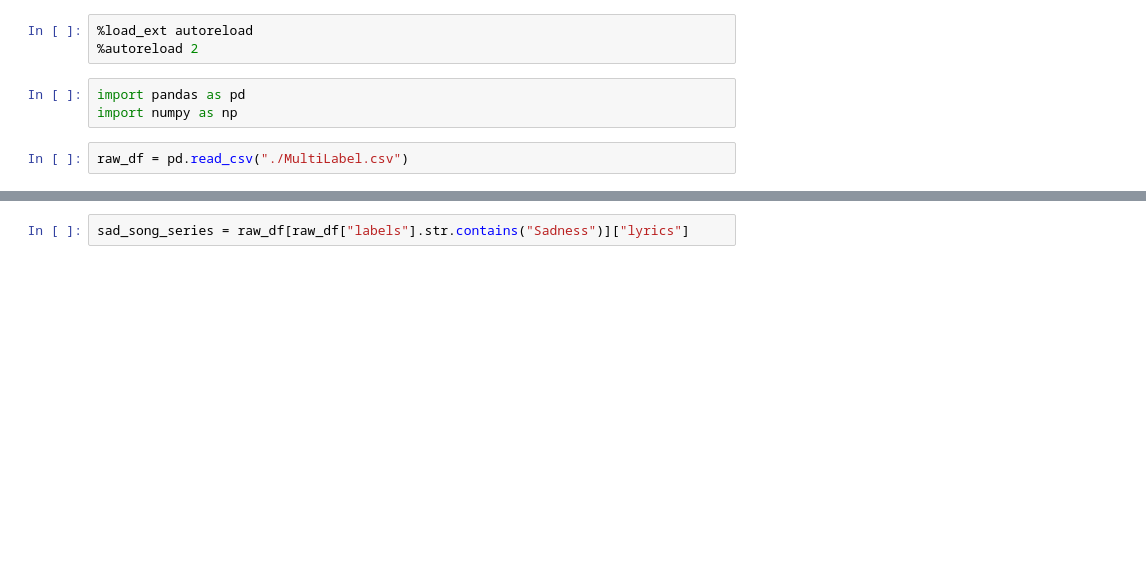
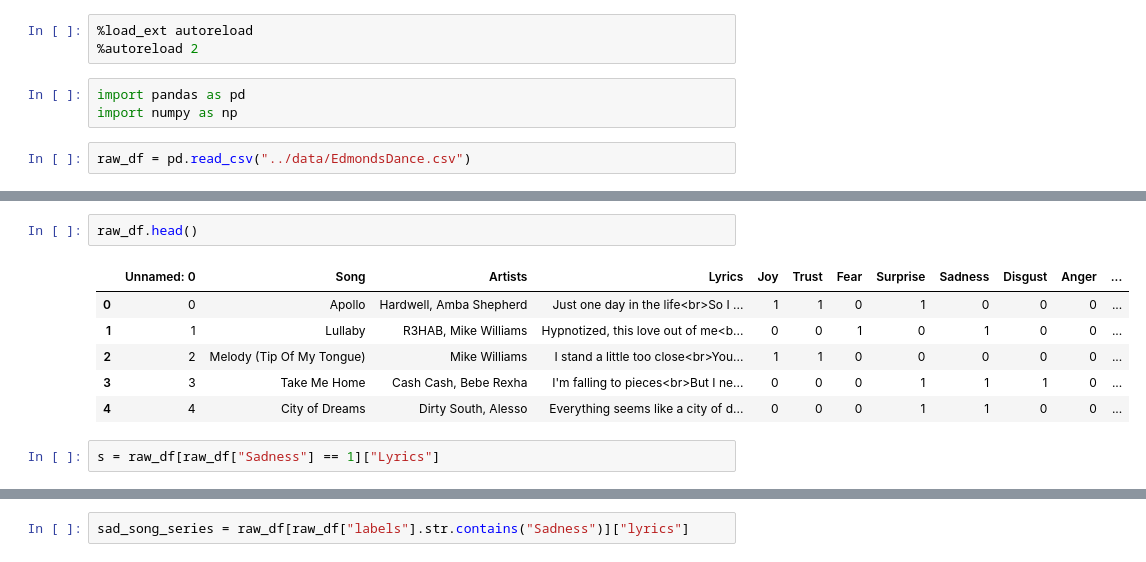
Before and after one commit to Gojo1729/AS2024, a Jupyter notebook: code/lyrics_generator/2.ipynb, the cells around one changed output, grey strips where cells are left out. Drawn from its saved outputs; the diff is of its cells as text; blank space fills up the shorter version.

```diff
--- a/code/lyrics_generator/2.ipynb
+++ b/code/lyrics_generator/2.ipynb
@@ -5,4 +5,4 @@
 import pandas as pd
 import numpy as np
 # %%
-raw_df = pd.read_csv("./MultiLabel.csv")
+raw_df = pd.read_csv("../data/EdmondsDance.csv")
@@ -8,0 +20,11 @@ raw_df = pd.read_csv("./MultiLabel.csv")
+# %%
+raw_df.head()
+# %% [output]
+|  | Unnamed: 0 | Song | Artists | Lyrics | Joy | Trust | Fear | Surprise | Sadness | Disgust | Anger | ... |
+| 0 | 0 | Apollo | Hardwell, Amba Shepherd | Just one day in the life<br>So I ... | 1 | 1 | 0 | 1 | 0 | 0 | 0 | ... |
+| 1 | 1 | Lullaby | R3HAB, Mike Williams | Hypnotized, this love out of me<b... | 0 | 0 | 1 | 0 | 1 | 0 | 0 | ... |
+| 2 | 2 | Melody (Tip Of My Tongue) | Mike Williams | I stand a little too close<br>You... | 1 | 1 | 0 | 0 | 0 | 0 | 0 | ... |
+| 3 | 3 | Take Me Home | Cash Cash, Bebe Rexha | I'm falling to pieces<br>But I ne... | 0 | 0 | 0 | 1 | 1 | 1 | 0 | ... |
+| 4 | 4 | City of Dreams | Dirty South, Alesso | Everything seems like a city of d... | 0 | 0 | 0 | 1 | 1 | 0 | 0 | ... |
+# %%
+s = raw_df[raw_df["Sadness"] == 1]["Lyrics"]
```
Also changed, not shown: parts of 4 cells of this notebook, 4 other files.
